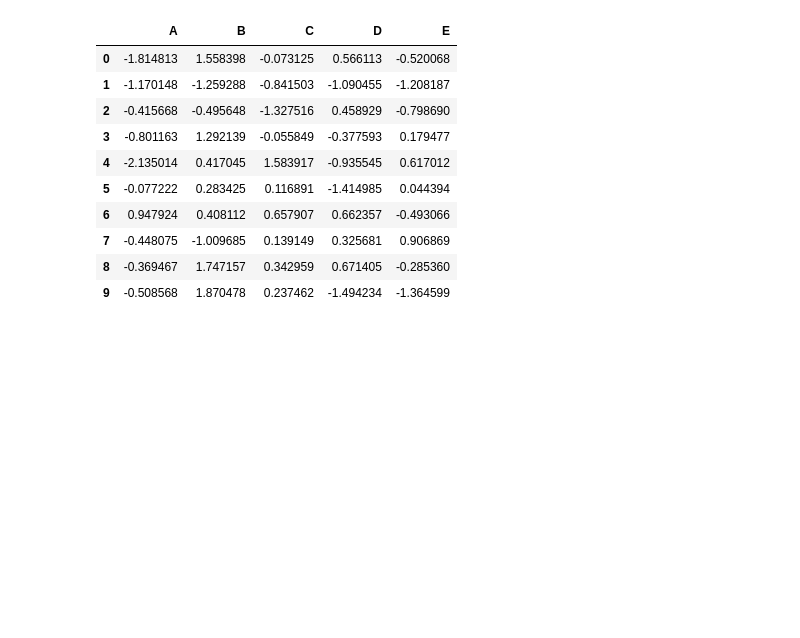
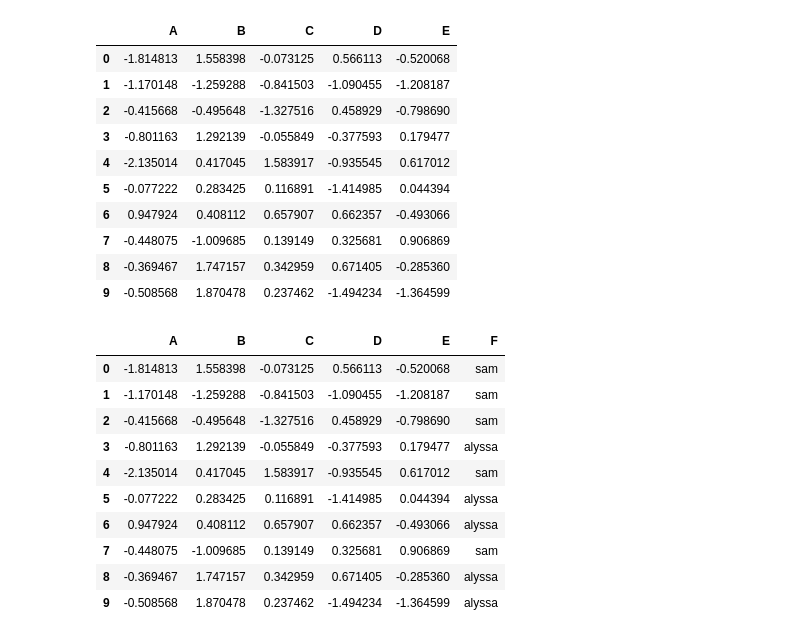
Before and after one commit to cs109/Testing, a Jupyter notebook: Pandas in ten mins.ipynb, the cells around one changed output. Drawn from its saved outputs; the diff is of its cells as text; code cells hidden in the pictures; blank space fills up the shorter version.

```diff
--- a/Pandas in ten mins.ipynb
+++ b/Pandas in ten mins.ipynb
@@ -227,3 +234,19 @@ pd.concat(together,axis=1)
 | 7 | -0.448075 | -1.009685 | 0.139149 | 0.325681 | 0.906869 |
 | 8 | -0.369467 | 1.747157 | 0.342959 | 0.671405 | -0.285360 |
 | 9 | -0.508568 | 1.870478 | 0.237462 | -1.494234 | -1.364599 |
+# %%
+F = pd.Series(['sam','sam','sam','alyssa','sam','alyssa','alyssa','sam','alyssa','alyssa'], name="F")
+df3 = pd.concat([df,F], axis=1)
+df3
+# %% [output]
+|  | A | B | C | D | E | F |
+| 0 | -1.814813 | 1.558398 | -0.073125 | 0.566113 | -0.520068 | sam |
+| 1 | -1.170148 | -1.259288 | -0.841503 | -1.090455 | -1.208187 | sam |
+| 2 | -0.415668 | -0.495648 | -1.327516 | 0.458929 | -0.798690 | sam |
+| 3 | -0.801163 | 1.292139 | -0.055849 | -0.377593 | 0.179477 | alyssa |
+| 4 | -2.135014 | 0.417045 | 1.583917 | -0.935545 | 0.617012 | sam |
+| 5 | -0.077222 | 0.283425 | 0.116891 | -1.414985 | 0.044394 | alyssa |
+| 6 | 0.947924 | 0.408112 | 0.657907 | 0.662357 | -0.493066 | alyssa |
+| 7 | -0.448075 | -1.009685 | 0.139149 | 0.325681 | 0.906869 | sam |
+| 8 | -0.369467 | 1.747157 | 0.342959 | 0.671405 | -0.285360 | alyssa |
+| 9 | -0.508568 | 1.870478 | 0.237462 | -1.494234 | -1.364599 | alyssa |
```
Also changed, not shown: parts of 6 cells of this notebook.
